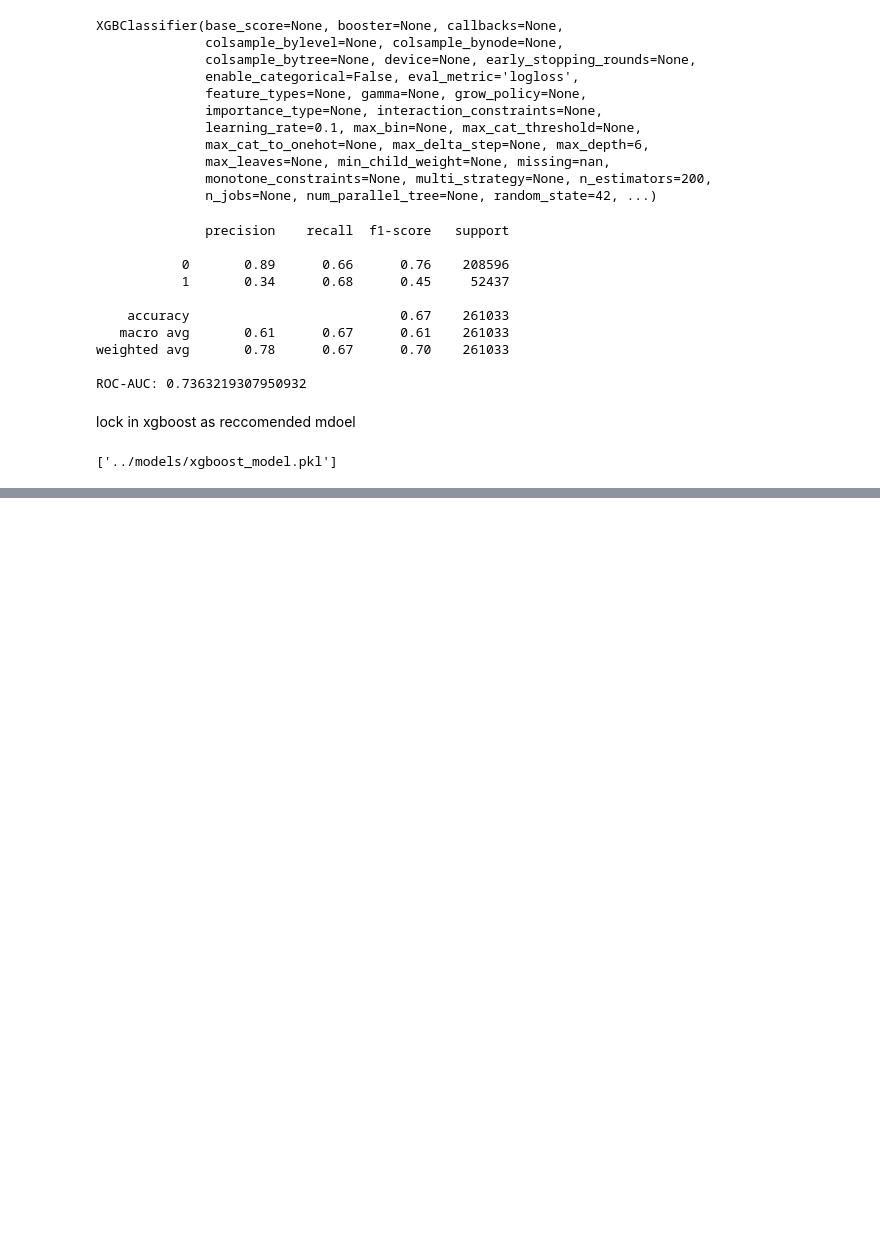
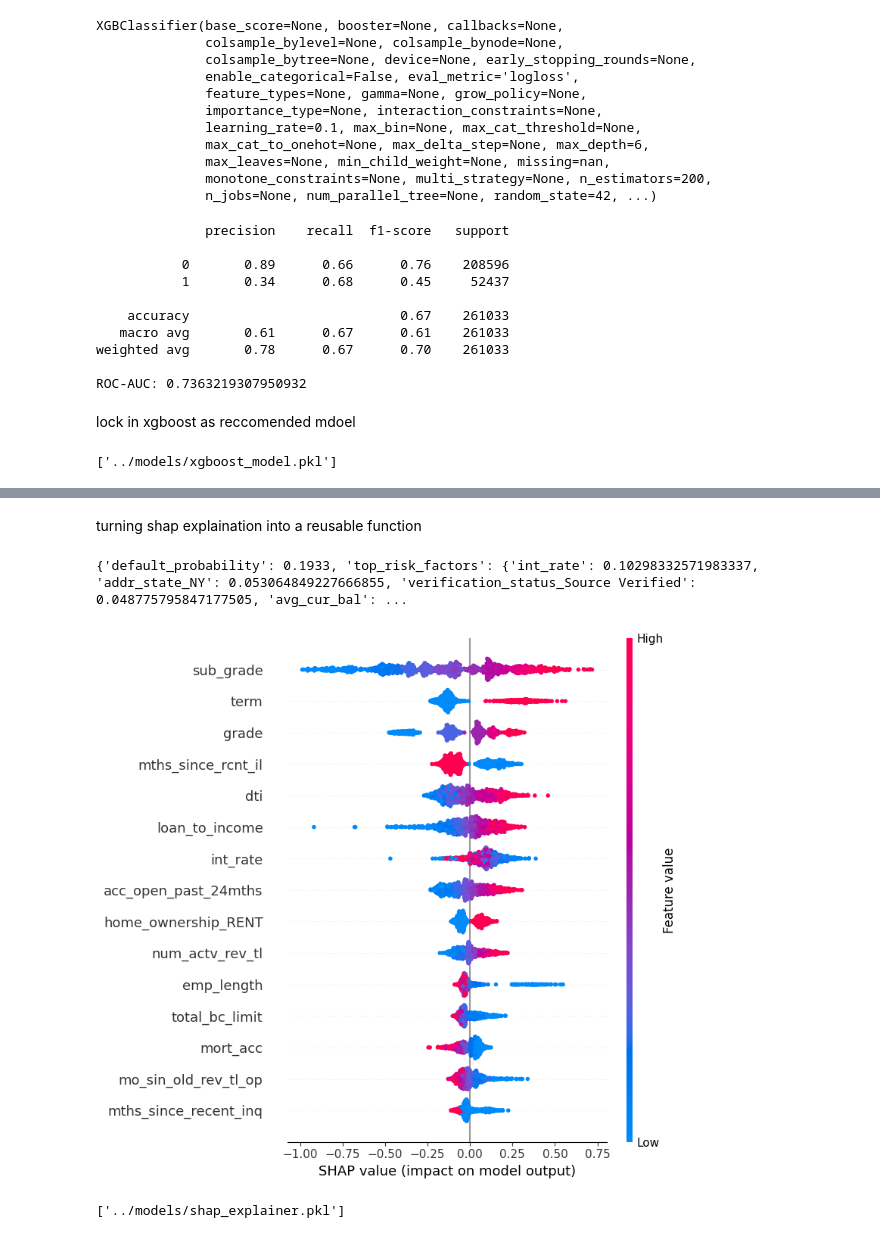
Before and after one commit to loviqu2/creditlens, a Jupyter notebook: notebooks/01_eda.ipynb, the cells around one changed output, grey strips where cells are left out. Cells and saved outputs as stored; diff of their text form; code cells hidden in the pictures; blank space fills up the shorter version.

Commit message:
SHAP Explaination added for applicants, to be used modularly

```diff
--- a/notebooks/01_eda.ipynb
+++ b/notebooks/01_eda.ipynb
@@ -572,3 +572,12 @@ os.makedirs("../models", exist_ok=True)
 joblib.dump(xgb_model, "../models/xgboost_model.pkl")
 # %% [output]
 ['../models/xgboost_model.pkl']
+# %%
+import shap
+
+explainer = shap.TreeExplainer(xgb_model)
+
+sample = X_test.sample(1000, random_state=42)
+shap_values = explainer.shap_values(sample)
+
+print(shap_values.shape)
@@ -574,0 +623,32 @@ joblib.dump(xgb_model, "../models/xgboost_model.pkl")
+# %% [markdown]
+turning shap explaination into a reusable function
+# %%
+def explain_applicant(index, X_data, shap_vals, model):
+    applicant_shap = shap_vals[index]
+    pred_proba = model.predict_proba(X_data.iloc[[index]])[0][1]
+
+    shap_series = pd.Series(applicant_shap, index=X_data.columns)
+    top_risk_up = shap_series.sort_values(ascending=False).head(5)
+    top_risk_down = shap_series.sort_values().head(5)
+
+    return {
+        "default_probability": round(float(pred_proba), 4),
+        "top_risk_factors": top_risk_up.to_dict(),
+        "top_protective_factors": top_risk_down.to_dict()
+    }
+
+# Test it on a different applicant to confirm it works generically
+result = explain_applicant(5, sample, shap_values, xgb_model)
+print(result)
+# %% [output]
+{'default_probability': 0.1933, 'top_risk_factors': {'int_rate': 0.10298332571983337, 'addr_state_NY': 0.053064849227666855, 'verification_status_Source Verified': 0.048775795847177505, 'avg_cur_bal': ...
+# %%
+shap.summary_plot(shap_values, sample, max_display=15)
+# %% [output]
+[figure, added]
+# %%
+import joblib
+
+joblib.dump(explainer, "../models/shap_explainer.pkl")
+# %% [output]
+['../models/shap_explainer.pkl']
```
Also changed, not shown: parts of 3 cells of this notebook, 1 other file.
